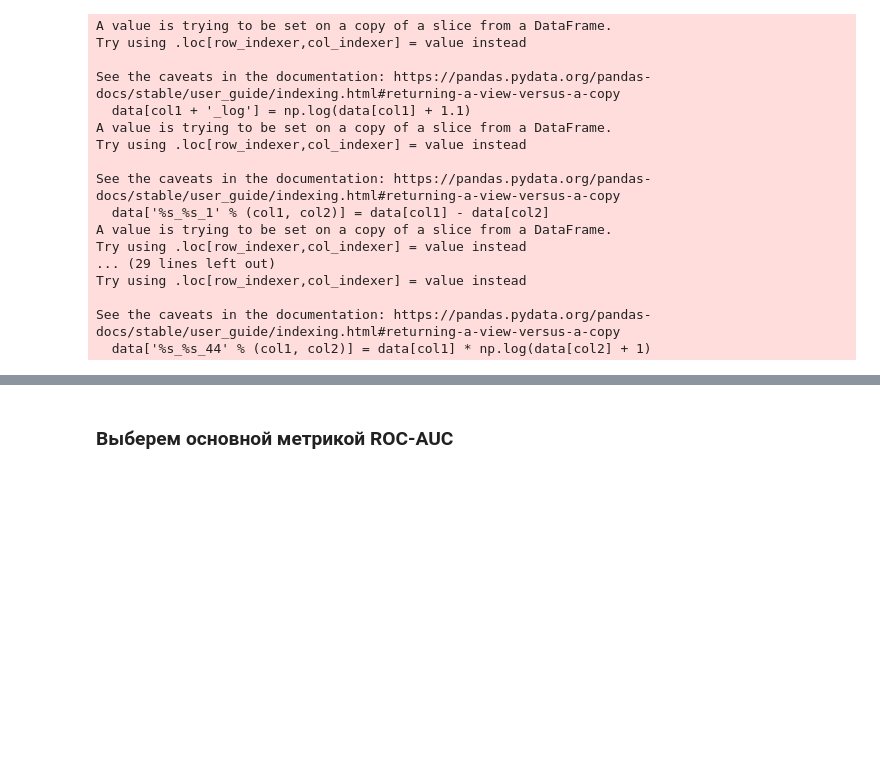
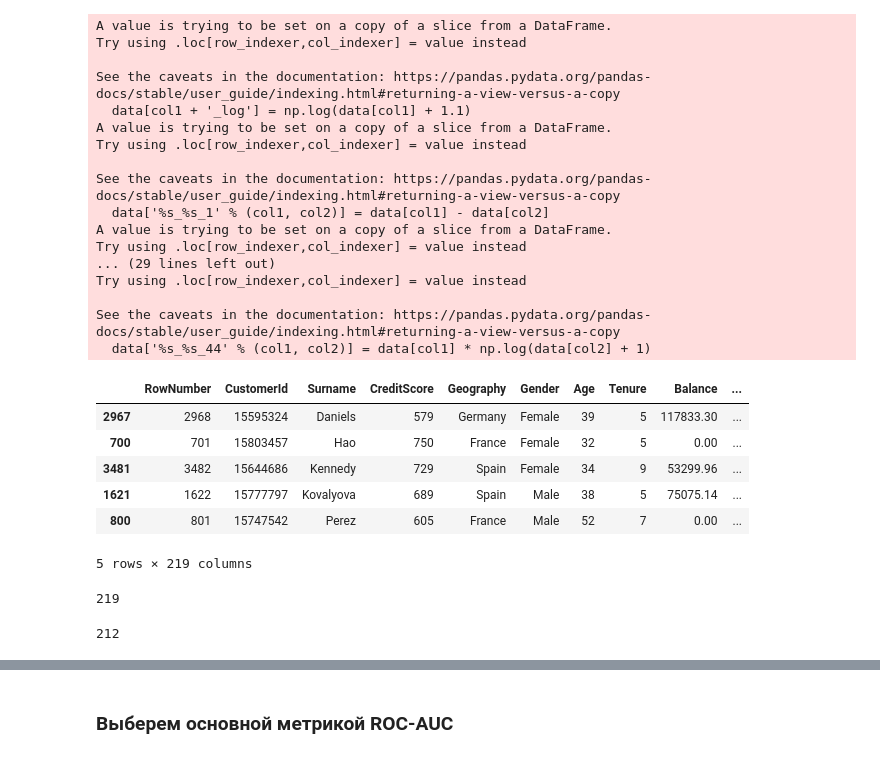
Before and after one commit to VitalyGladyshev/BML, a Jupyter notebook: BML2_HW5.ipynb, the cells around one changed output, grey strips where cells are left out. Cells and saved outputs as stored; diff of their text form; code cells hidden in the pictures; blank space fills up the shorter version.

```diff
--- a/BML2_HW5.ipynb
+++ b/BML2_HW5.ipynb
@@ -347,3 +345,22 @@ Try using .loc[row_indexer,col_indexer] = value instead
 
 See the caveats in the documentation: https://pandas.pydata.org/pandas-docs/stable/user_guide/indexing.html#returning-a-view-versus-a-copy
   data['%s_%s_44' % (col1, col2)] = data[col1] * np.log(data[col2] + 1)
+# %%
+X_train_tr.head()
+# %% [output]
+|  | RowNumber | CustomerId | Surname | CreditScore | Geography | Gender | Age | Tenure | Balance | ... |
+| 2967 | 2968 | 15595324 | Daniels | 579 | Germany | Female | 39 | 5 | 117833.30 | ... |
+| 700 | 701 | 15803457 | Hao | 750 | France | Female | 32 | 5 | 0.00 | ... |
+| 3481 | 3482 | 15644686 | Kennedy | 729 | Spain | Female | 34 | 9 | 53299.96 | ... |
+| 1621 | 1622 | 15777797 | Kovalyova | 689 | Spain | Male | 38 | 5 | 75075.14 | ... |
+| 800 | 801 | 15747542 | Perez | 605 | France | Male | 52 | 7 | 0.00 | ... |
+5 rows × 219 columns
+# %%
+len(X_train_tr.columns)
+# %% [output]
+219
+# %%
+cols = list(set(X_train_tr.columns.to_list()) - set(categorical_columns + ['Exited', 'Surname']))
+len(cols)
+# %% [output]
+212
```
Also changed, not shown: parts of 30 cells of this notebook.
